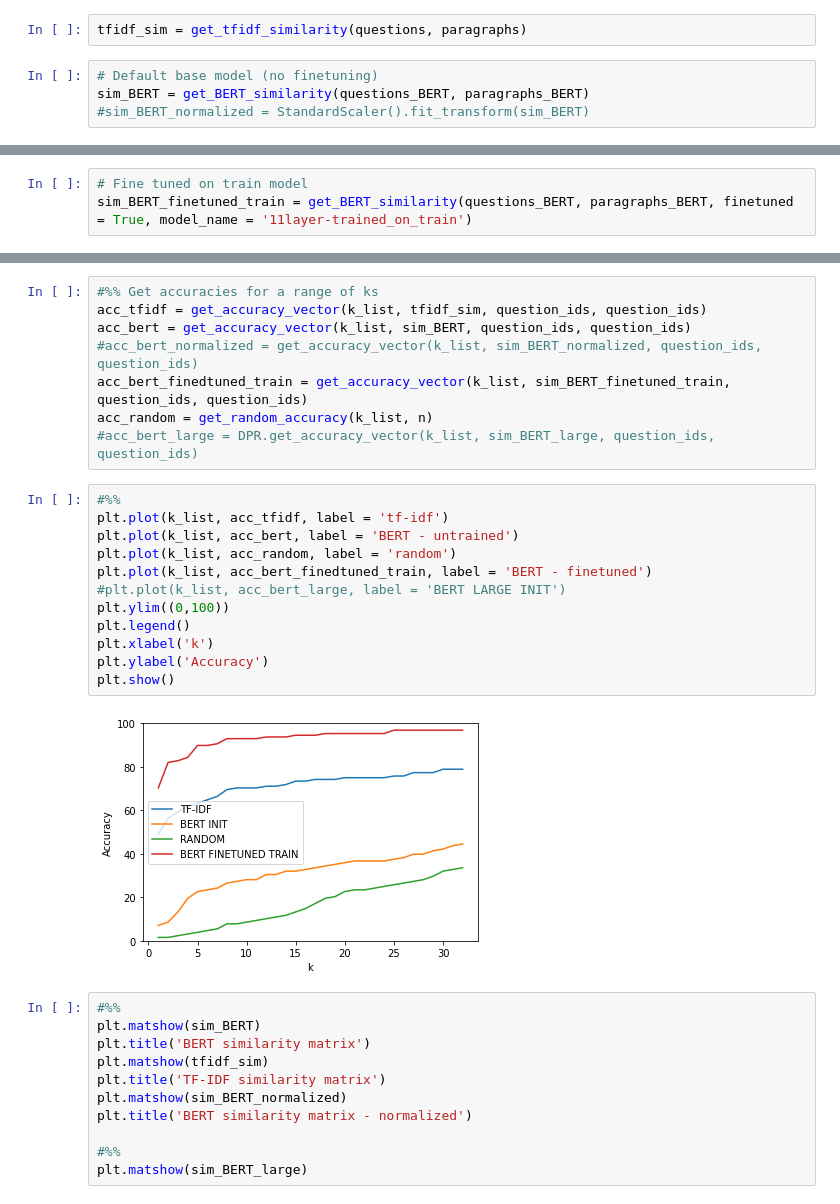
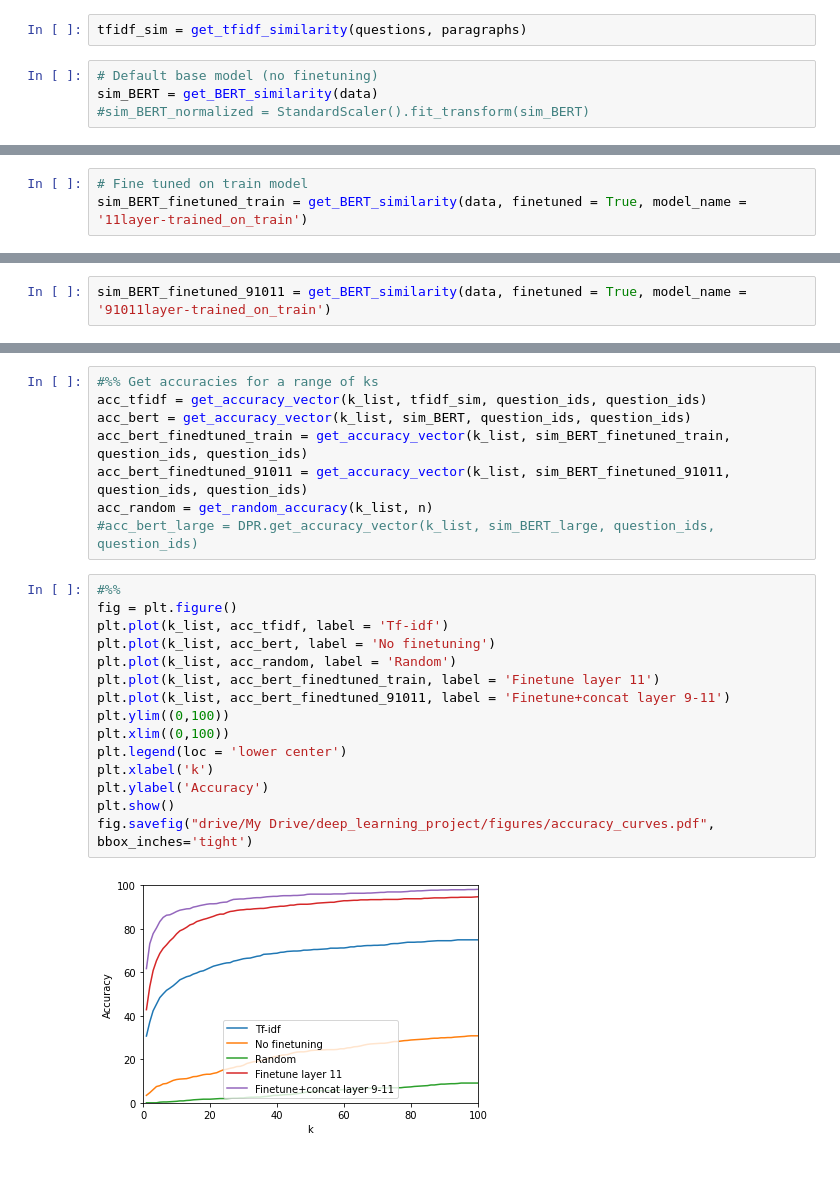
Before and after one commit to idariis/Deep-Learning-Project-E20, a Jupyter notebook: Evaluate_performance.ipynb, the cells around one changed output, grey strips where cells are left out. Cells and saved outputs as stored; diff of their text form; blank space fills up the shorter version.

```diff
--- a/Evaluate_performance.ipynb
+++ b/Evaluate_performance.ipynb
@@ -236,5 +262,5 @@ paragraphs = [entry[0] + ' ' + entry[1] for entry in paragraphs_BERT]
 tfidf_sim = get_tfidf_similarity(questions, paragraphs)
 # %%
 # Default base model (no finetuning)
-sim_BERT = get_BERT_similarity(questions_BERT, paragraphs_BERT)
+sim_BERT = get_BERT_similarity(data)
 #sim_BERT_normalized = StandardScaler().fit_transform(sim_BERT)
@@ -241,3 +276,3 @@ sim_BERT = get_BERT_similarity(questions_BERT, paragraphs_BERT)
 # %%
 # Fine tuned on train model
-sim_BERT_finetuned_train = get_BERT_similarity(questions_BERT, paragraphs_BERT, finetuned = True, model_name = '11layer-trained_on_train')
+sim_BERT_finetuned_train = get_BERT_similarity(data, finetuned = True, model_name = '11layer-trained_on_train')
@@ -246,0 +289,2 @@ sim_BERT_finetuned_train = get_BERT_similarity(questions_BERT, paragraphs_BERT,
+# %%
+sim_BERT_finetuned_91011 = get_BERT_similarity(data, finetuned = True, model_name = '91011layer-trained_on_train')
@@ -248,32 +302,24 @@ sim_BERT_finetuned_train = get_BERT_similarity(questions_BERT, paragraphs_BERT,
 #%% Get accuracies for a range of ks
 acc_tfidf = get_accuracy_vector(k_list, tfidf_sim, question_ids, question_ids)
 acc_bert = get_accuracy_vector(k_list, sim_BERT, question_ids, question_ids)
-#acc_bert_normalized = get_accuracy_vector(k_list, sim_BERT_normalized, question_ids, question_ids)
 acc_bert_finedtuned_train = get_accuracy_vector(k_list, sim_BERT_finetuned_train, question_ids, question_ids)
+acc_bert_finedtuned_91011 = get_accuracy_vector(k_list, sim_BERT_finetuned_91011, question_ids, question_ids)
 acc_random = get_random_accuracy(k_list, n)
 #acc_bert_large = DPR.get_accuracy_vector(k_list, sim_BERT_large, question_ids, question_ids)
 # %%
 #%%
-plt.plot(k_list, acc_tfidf, label = 'tf-idf')
-plt.plot(k_list, acc_bert, label = 'BERT - untrained')
-plt.plot(k_list, acc_random, label = 'random')
-plt.plot(k_list, acc_bert_finedtuned_train, label = 'BERT - finetuned')
-#plt.plot(k_list, acc_bert_large, label = 'BERT LARGE INIT')
+fig = plt.figure()
+plt.plot(k_list, acc_tfidf, label = 'Tf-idf')
+plt.plot(k_list, acc_bert, label = 'No finetuning')
+plt.plot(k_list, acc_random, label = 'Random')
+plt.plot(k_list, acc_bert_finedtuned_train, label = 'Finetune layer 11')
+plt.plot(k_list, acc_bert_finedtuned_91011, label = 'Finetune+concat layer 9-11')
 plt.ylim((0,100))
-plt.legend()
+plt.xlim((0,100))
+plt.legend(loc = 'lower center')
 plt.xlabel('k')
 plt.ylabel('Accuracy')
 plt.show()
+fig.savefig("drive/My Drive/deep_learning_project/figures/accuracy_curves.pdf", bbox_inches='tight')
 # %% [output]
-[figure, old version]
+[figure, new version]
-# %%
-#%%
-plt.matshow(sim_BERT)
-plt.title('BERT similarity matrix')
-plt.matshow(tfidf_sim)
-plt.title('TF-IDF similarity matrix')
-plt.matshow(sim_BERT_normalized)
-plt.title('BERT similarity matrix - normalized')
-
-#%%
-plt.matshow(sim_BERT_large)
```
Also changed, not shown: parts of 13 cells of this notebook.
